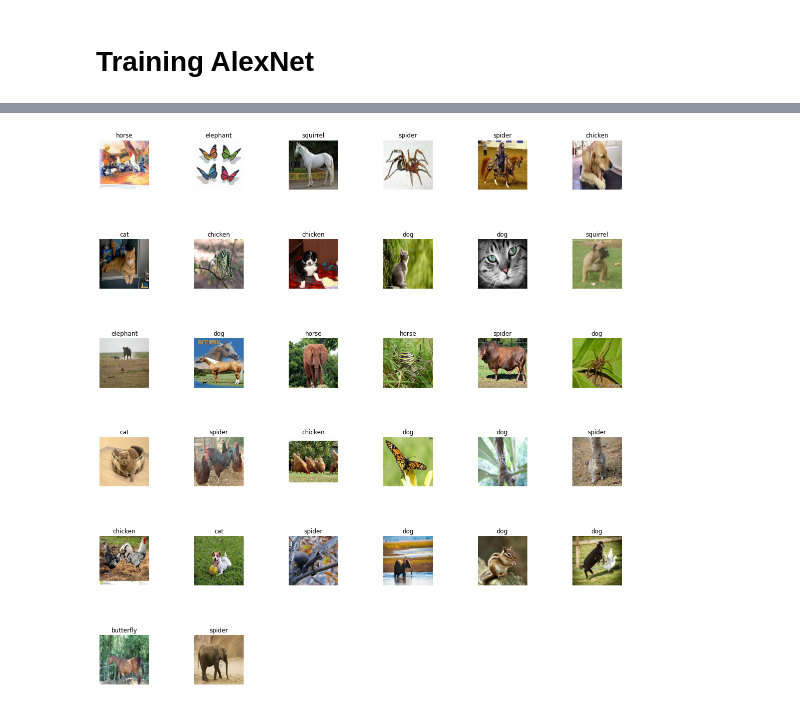
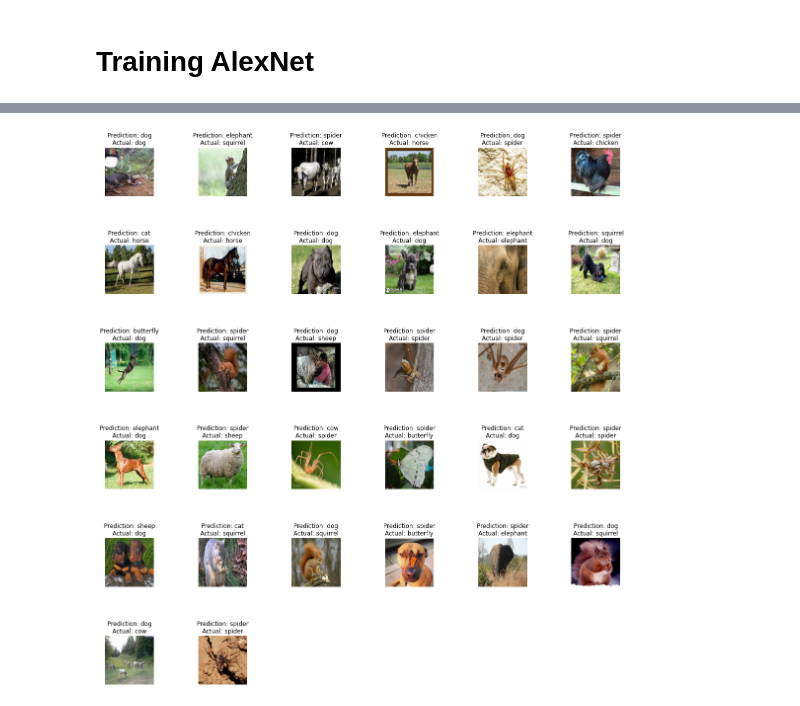
Before and after one commit to blakedelrey/Machine-Learning-Final-Project, a Jupyter notebook: AlexNetCNN.ipynb, the cells around one changed output, grey strips where cells are left out. Cells and saved outputs as stored; diff of their text form; code cells hidden in the pictures.

```diff
--- a/AlexNetCNN.ipynb
+++ b/AlexNetCNN.ipynb
@@ -31,12 +29,14 @@ BATCH_SIZE = 32
 #Number of animals in dataset
 output_class_units = 10
 
-#Obtain all images to be used as data from dataset
-all_data = tf.keras.utils.image_dataset_from_directory(
+#Obtain all images to be used as data from dataset includes preprocessing
+all_data = tf.keras.preprocessing.image_dataset_from_directory(
     directory="archive/raw-img",
     image_size=(IMAGE_WIDTH, IMAGE_HEIGHT),
+    color_mode="rgb",
     batch_size=BATCH_SIZE,
-    label_mode='categorical')
+    label_mode='categorical',
+    labels='inferred')
 
 size = len(all_data)
 
@@ -54,19 +54,18 @@ Found 26179 files belonging to 10 classes.
 # %%
 alexNet = tf.keras.models.Sequential([
   tf.keras.layers.Conv2D(96, (11,11),strides=(4,4), activation='relu', input_shape=(227, 227, 3)),
+  tf.keras.layers.MaxPooling2D(pool_size=(3,3), strides=(2,2)),
   tf.keras.layers.BatchNormalization(),
-  tf.keras.layers.MaxPooling2D(2, strides=(2,2)),
-  tf.keras.layers.Conv2D(256, (11,11),strides=(1,1), activation='relu',padding="same"),
+  tf.keras.layers.Conv2D(256, (5,5),strides=(1,1), activation='relu',padding="same"),
+  tf.keras.layers.MaxPooling2D(pool_size=(3,3), strides=(2,2)),
   tf.keras.layers.BatchNormalization(),
   tf.keras.layers.Conv2D(384, (3,3),strides=(1,1), activation='relu',padding="same"),
-  tf.keras.layers.BatchNormalization(),
   tf.keras.layers.Conv2D(384, (3,3),strides=(1,1), activation='relu',padding="same"),
-  tf.keras.layers.BatchNormalization(),
   tf.keras.layers.Conv2D(256, (3, 3), strides=(1, 1), activation='relu',padding="same"),
-  tf.keras.layers.BatchNormalization(),
-  tf.keras.layers.MaxPooling2D(2, strides=(2, 2)),
+  tf.keras.layers.MaxPooling2D(pool_size=(3,3), strides=(2,2)),
   tf.keras.layers.Flatten(),
   tf.keras.layers.Dense(4096, activation='relu'),
+  tf.keras.layers.Dropout(0.5),
   tf.keras.layers.Dense(4096, activation='relu'),
   tf.keras.layers.Dense(output_class_units, activation='softmax')
 ])
@@ -102,8 +100,11 @@ callback = tf.keras.callbacks.EarlyStopping(monitor='loss', patience=3)
+# %%
+#Callback class to avoid overtraining
+callback = tf.keras.callbacks.EarlyStopping(monitor='val_loss', patience=2)
 # %% [markdown]
 # Training AlexNet
 # %%
-# Uses 30 Epochs but stops itself if loss doesn't improve 3 epochs in a row
-history = alexNet.fit(training_data, epochs=30, validation_data=validation_data, callbacks=[callbacks], use_multiprocessing=True)
+# Uses 11 Epochs but stops itself if validation loss stops improving
+history = alexNet.fit(training_data, epochs=30, validation_data=validation_data, callbacks=[callback], use_multiprocessing=True)
 
 # Saving the model so that training does not have to occur multiple times.
 alexNet.save('Blake_Del_Rey_AlexNet')
@@ -134,25 +146,27 @@ score = alexNet.evaluate(testing_data)
 # %%
 from math import sqrt
 import random
 translate = {"ragno": "spider", "cane": "dog", "cavallo": "horse", "elefante": "elephant", "farfalla": "butterfly", "gallina": "chicken", "gatto": "cat", "mucca": "cow", "pecora": "sheep", "scoiattolo": "squirrel", "dog": "cane", "cavallo": "horse", "elephant" : "elefante", "butterfly": "farfalla", "chicken": "gallina", "cat": "gatto", "cow": "mucca", "spider": "ragno", "squirrel": "scoiattolo"}
 
 # Make a prediction of random batch in testing data.
 prediction_data = testing_data.skip(random.randint(0, len(testing_data) - 1)).take(1)
 prediction = np.argmax(alexNet.predict(prediction_data), axis=-1)
+
 class_names = all_data.class_names
 
 #Make Plot Big Enough For Testing Data pictures to be visible
 plt.rcParams["figure.figsize"] = (20,20)
-
 # Display prediction.
 for images, labels in prediction_data:
     for i in range(BATCH_SIZE):
+        actual = np.argmax(labels[i].numpy())
         ax = plt.subplot(int(sqrt(BATCH_SIZE)) + 1, int(sqrt(BATCH_SIZE)) + 1, i + 1)
         plt.imshow(images[i].numpy().astype("uint8"))
-        plt.title(translate[class_names[prediction[i]]])
+        plt.title('Prediction: ' + translate[class_names[prediction[i]]] + '\n'
+                  + 'Actual: ' + translate[class_names[actual]])
         plt.axis("off")
 
 plt.subplots_adjust(wspace=0.1, hspace=1.0)
 plt.show()
 # %% [output]
-[figure, old version]
+[figure, new version]
```
Also changed, not shown: parts of 13 cells of this notebook.
